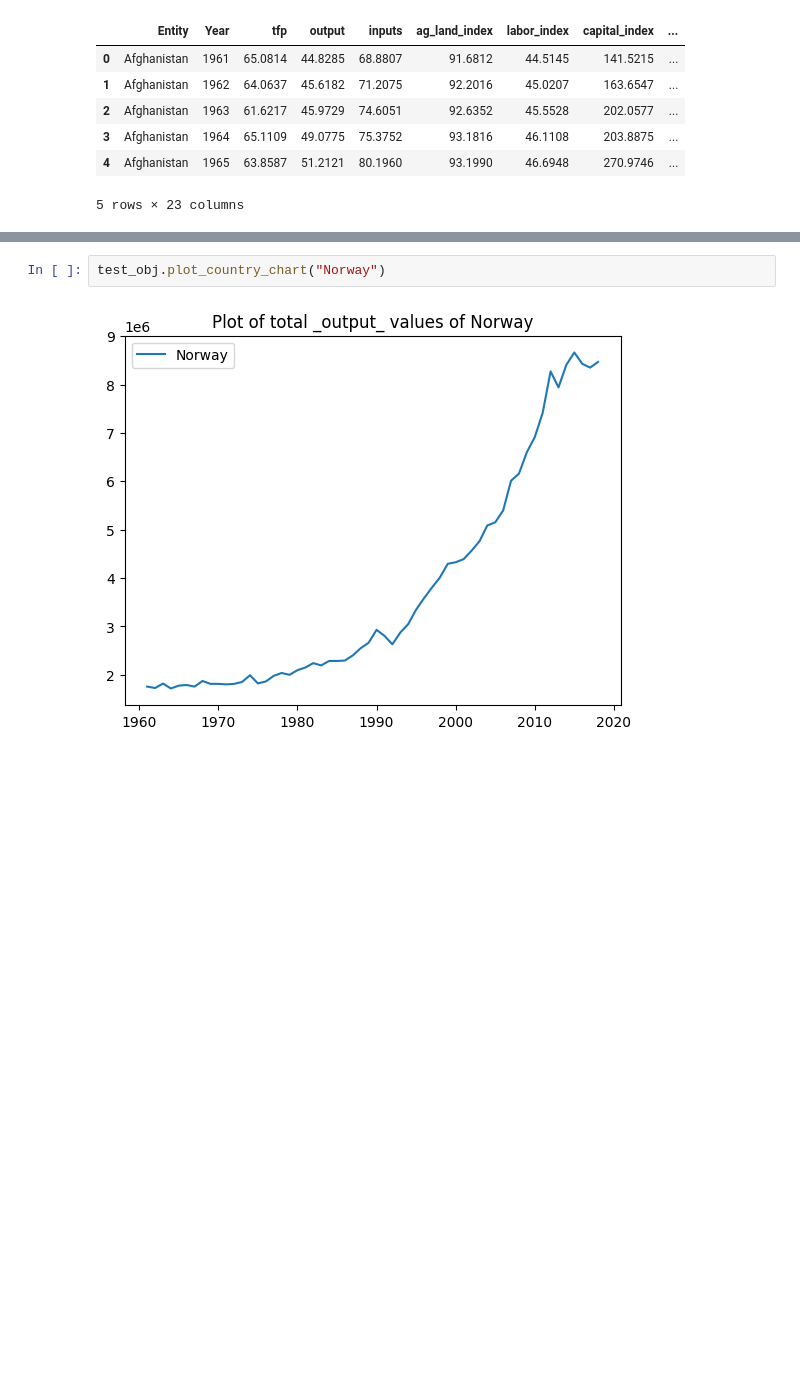
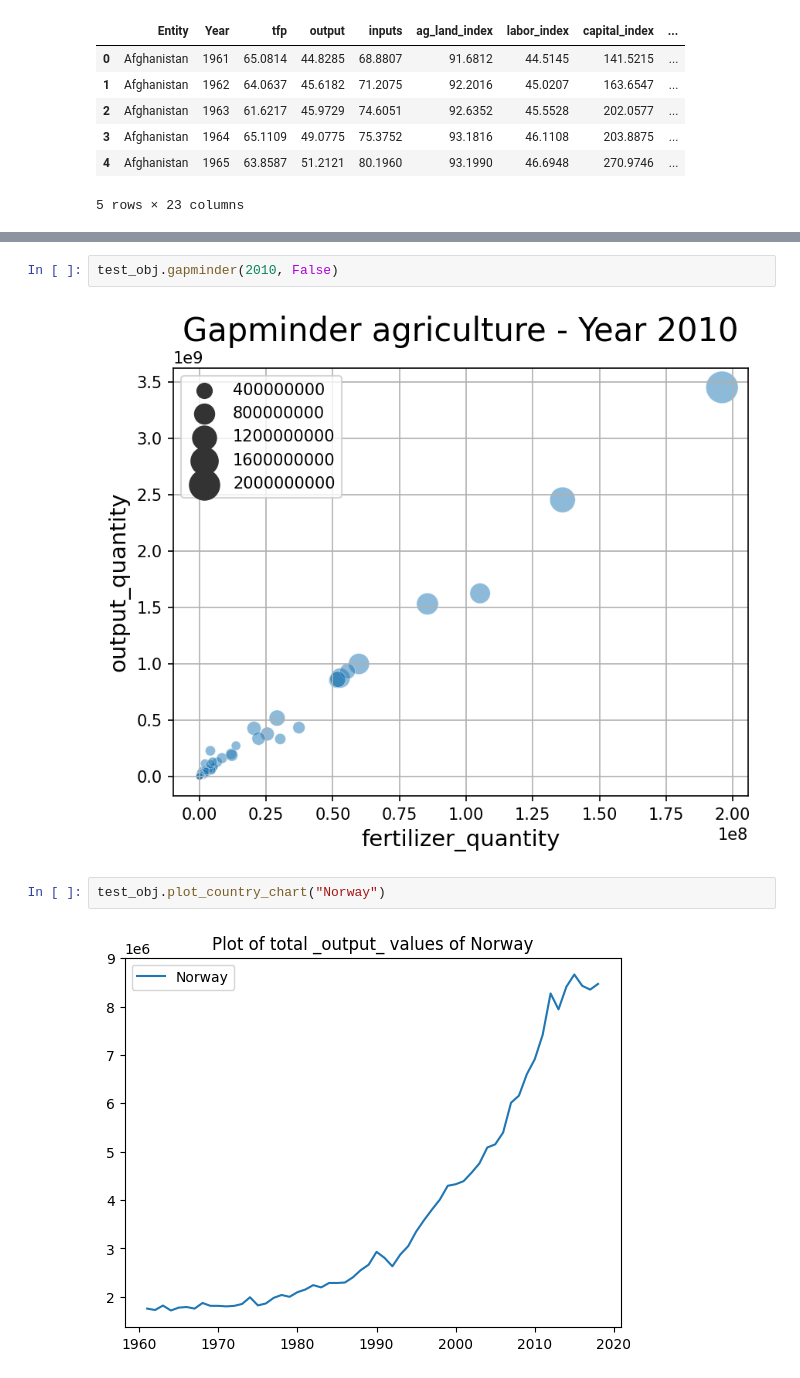
Before and after one commit to carlkrg/AP-Agros-Uni-Project, a Jupyter notebook: Testing/testing_notebook.ipynb, the cells around one changed output, grey strips where cells are left out. Cells and saved outputs as stored; diff of their text form; blank space fills up the shorter version.

```diff
--- a/Testing/testing_notebook.ipynb
+++ b/Testing/testing_notebook.ipynb
@@ -32,3 +31,7 @@ test_obj.plot_country_chart("United States")
+# %%
+test_obj.gapminder(2010, False)
+# %% [output]
+[figure, added]
 # %%
 test_obj.plot_country_chart("Norway")
 # %% [output]
```
Also changed, not shown: parts of 2 cells of this notebook.
